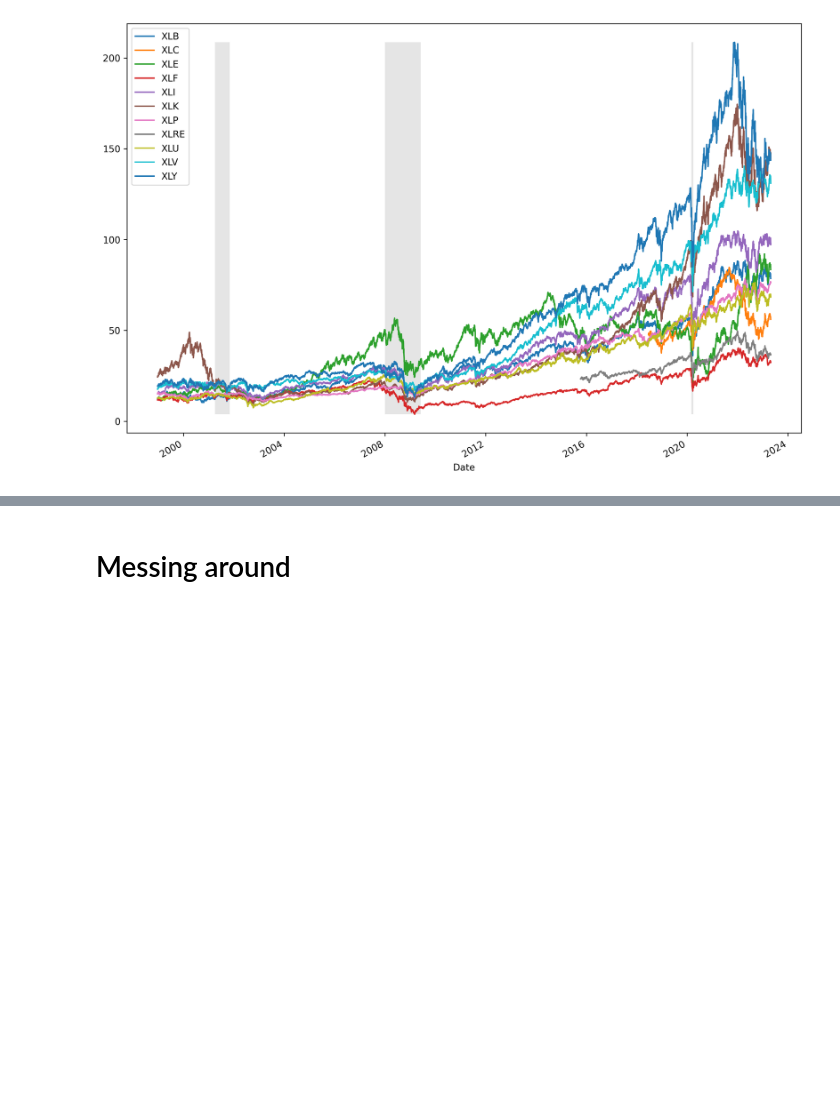
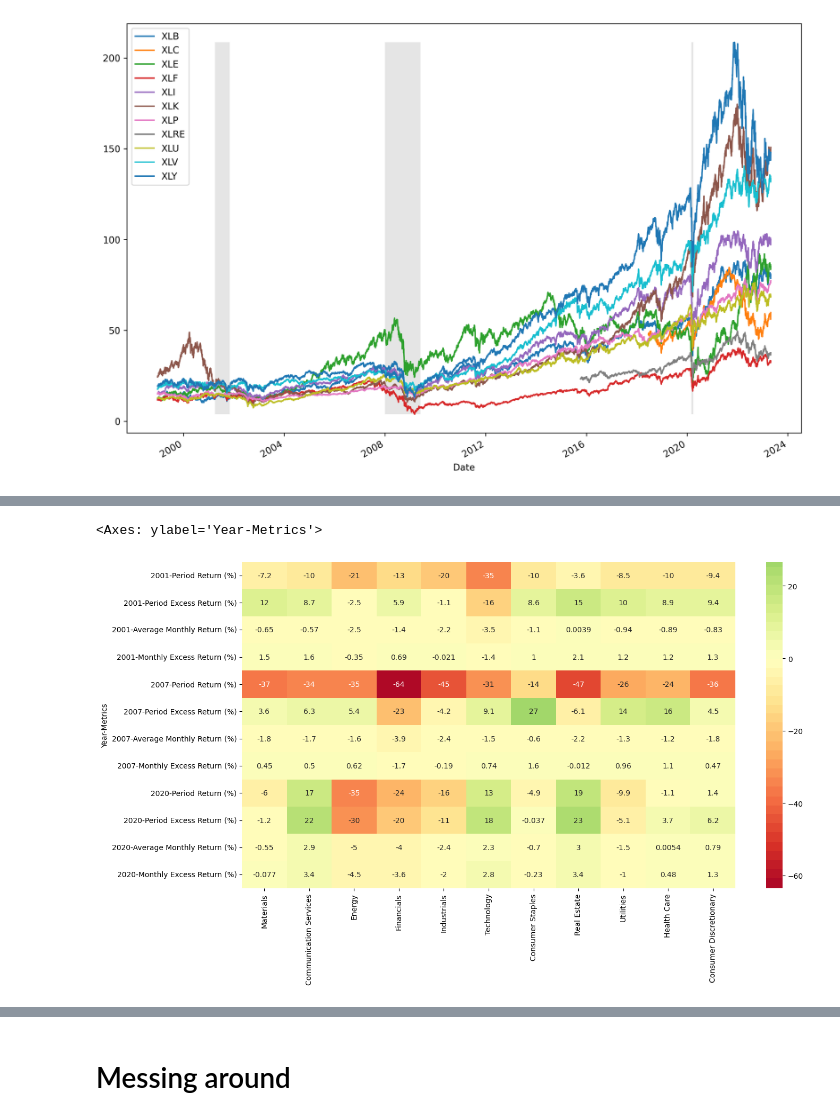
Before and after one commit to AmineMahdioui/projet-de-fin-d-annee, a Jupyter notebook: SectorAnalysis.ipynb, the cells around one changed output, grey strips where cells are left out. Drawn from its saved outputs; the diff is of its cells as text; code cells hidden in the pictures; blank space fills up the shorter version.

```diff
--- a/SectorAnalysis.ipynb
+++ b/SectorAnalysis.ipynb
@@ -186,0 +166,3 @@ df_perforamce
+# %%
+perforamce_GDP=Recession_Performance(SPDR, DataReader('JHDUSRGDPBR', 'fred', start='1999'))
+perforamce_GDP
@@ -194,0 +192,7 @@ sns.heatmap(df_perforamce.fillna(0),cmap=palette,center=0 , annot=True)
+# %%
+
+plt.figure(figsize=(15,8))
+sns.heatmap(perforamce_GDP.fillna(0),cmap=palette,center=0 , annot=True)
+# %% [output]
+<Axes: ylabel='Year-Metrics'>
+[figure, added]
```
Also changed, not shown: parts of 21 cells of this notebook.
